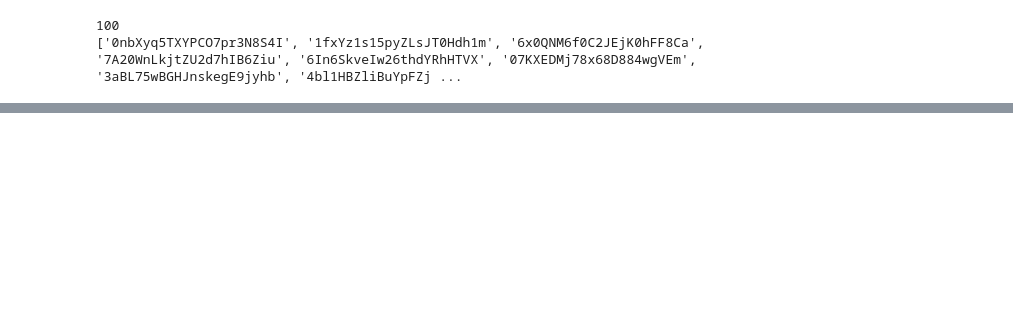
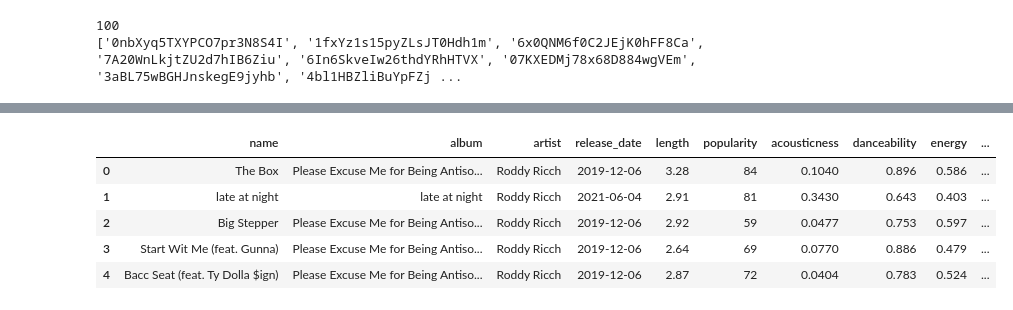
Before and after one commit to tomleewise/capstone, a Jupyter notebook: capstone_ver2.ipynb, the cells around one changed output, grey strips where cells are left out. Cells and saved outputs as stored; diff of their text form; code cells hidden in the pictures; blank space fills up the shorter version.

```diff
--- a/capstone_ver2.ipynb
+++ b/capstone_ver2.ipynb
@@ -518,0 +607,19 @@ print(track_ids)
+# %%
+#Convert the release date columns to datetime
+recent_playlist['release_date'] = pd.to_datetime(recent_playlist['release_date'])
+# %%
+#Convert the length column from ms to minutes and seconds
+recent_playlist.length = recent_playlist.length /1000
+# %%
+recent_playlist.length = recent_playlist.length/60
+# %%
+recent_playlist['length'] = recent_playlist['length'].round(decimals = 2)
+# %%
+recent_playlist.head()
+# %% [output]
+|  | name | album | artist | release_date | length | popularity | acousticness | danceability | energy | ... |
+| 0 | The Box | Please Excuse Me for Being Antiso... | Roddy Ricch | 2019-12-06 | 3.28 | 84 | 0.1040 | 0.896 | 0.586 | ... |
+| 1 | late at night | late at night | Roddy Ricch | 2021-06-04 | 2.91 | 81 | 0.3430 | 0.643 | 0.403 | ... |
+| 2 | Big Stepper | Please Excuse Me for Being Antiso... | Roddy Ricch | 2019-12-06 | 2.92 | 59 | 0.0477 | 0.753 | 0.597 | ... |
+| 3 | Start Wit Me (feat. Gunna) | Please Excuse Me for Being Antiso... | Roddy Ricch | 2019-12-06 | 2.64 | 69 | 0.0770 | 0.886 | 0.479 | ... |
+| 4 | Bacc Seat (feat. Ty Dolla $ign) | Please Excuse Me for Being Antiso... | Roddy Ricch | 2019-12-06 | 2.87 | 72 | 0.0404 | 0.783 | 0.524 | ... |
```
Also changed, not shown: parts of 7 cells of this notebook.
